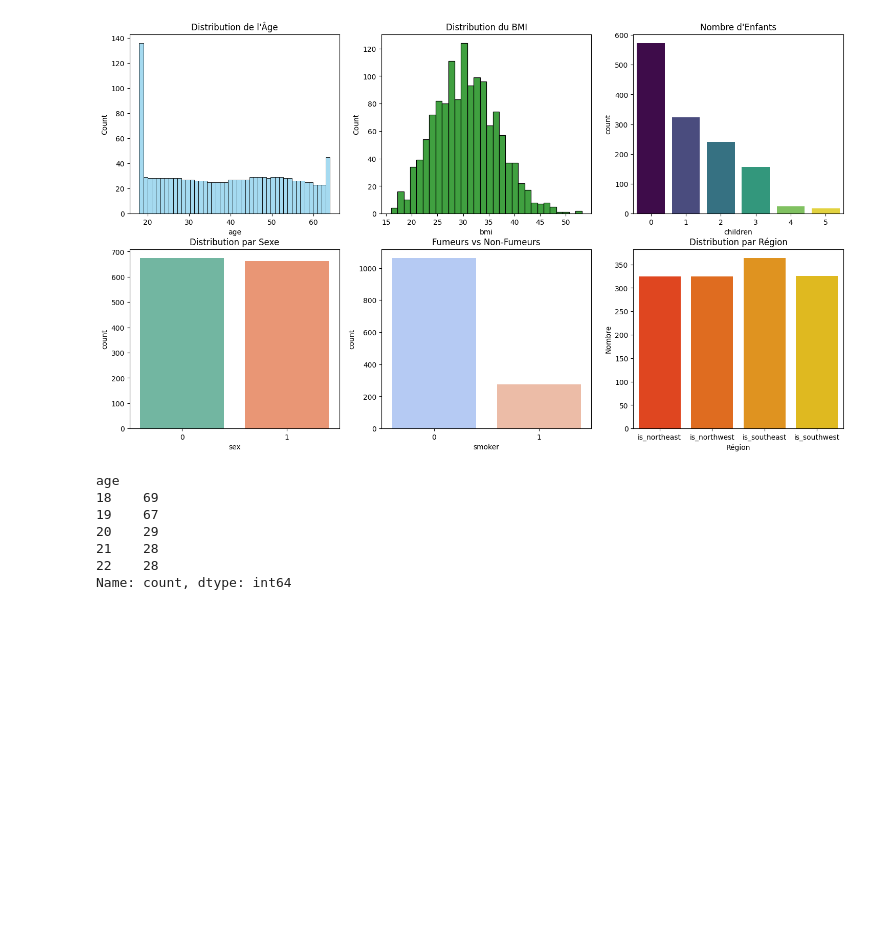
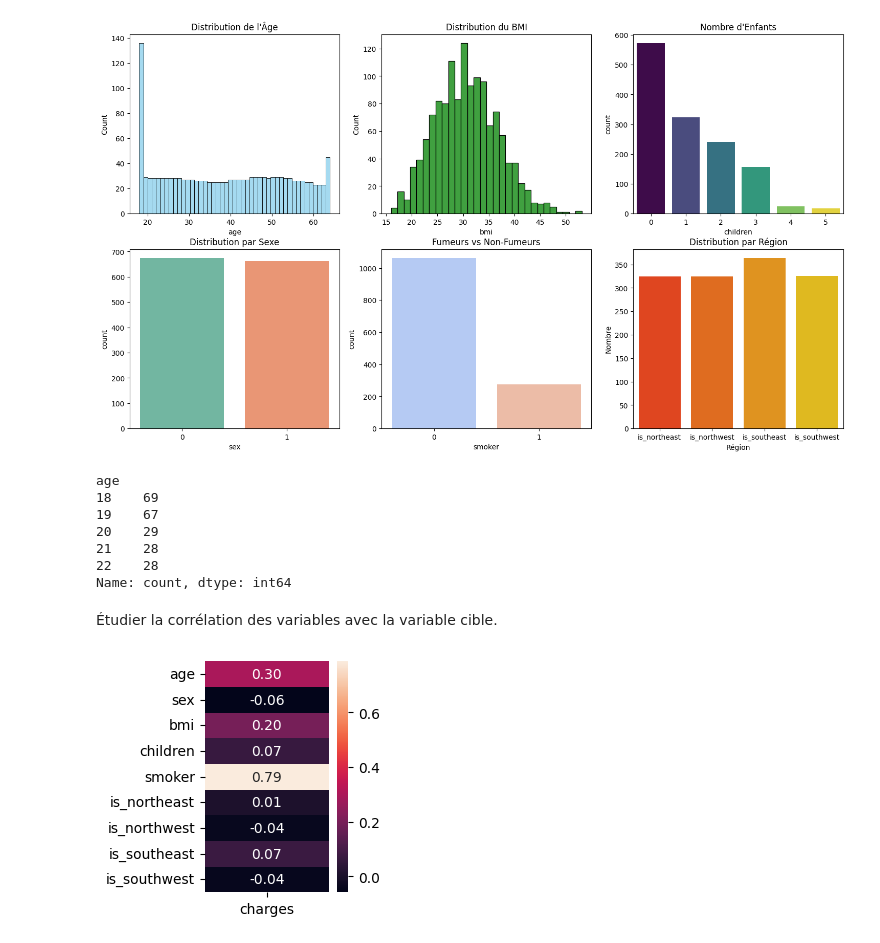
Before and after one commit to AntoineMLD/AssurePeopleUsa, a Jupyter notebook: nettoyage.ipynb, the cells around one changed output. Saved outputs shown, nothing was run; the diff lists cells and outputs as text; code cells hidden in the pictures; blank space fills up the shorter version.

Commit message:
correlation avec la charge

```diff
--- a/nettoyage.ipynb
+++ b/nettoyage.ipynb
@@ -133,3 +134,21 @@ age
 21    28
 22    28
 Name: count, dtype: int64
+# %% [markdown]
+Étudier la corrélation des variables avec la variable cible.
+# %%
+# Calculer la correlation de chaque catégorie
+correlation_matrix = data.corr()
+
+# Créer une variable avec toutes les catégories sauf les charges
+correlation_with_charges = correlation_matrix.loc['charges'].drop('charges')
+
+# Créer un nouveau DF pour l'affichage avec les correlations sur charges
+heatmap_data = pd.DataFrame(correlation_with_charges)
+
+# Visualisation des donnée
+plt.figure(figsize=(2, 3))
+sns.heatmap(heatmap_data, annot=True, fmt=".2f")
+plt.show()
+# %% [output]
+[figure, added]
```
Also changed, not shown: parts of 5 cells of this notebook.
